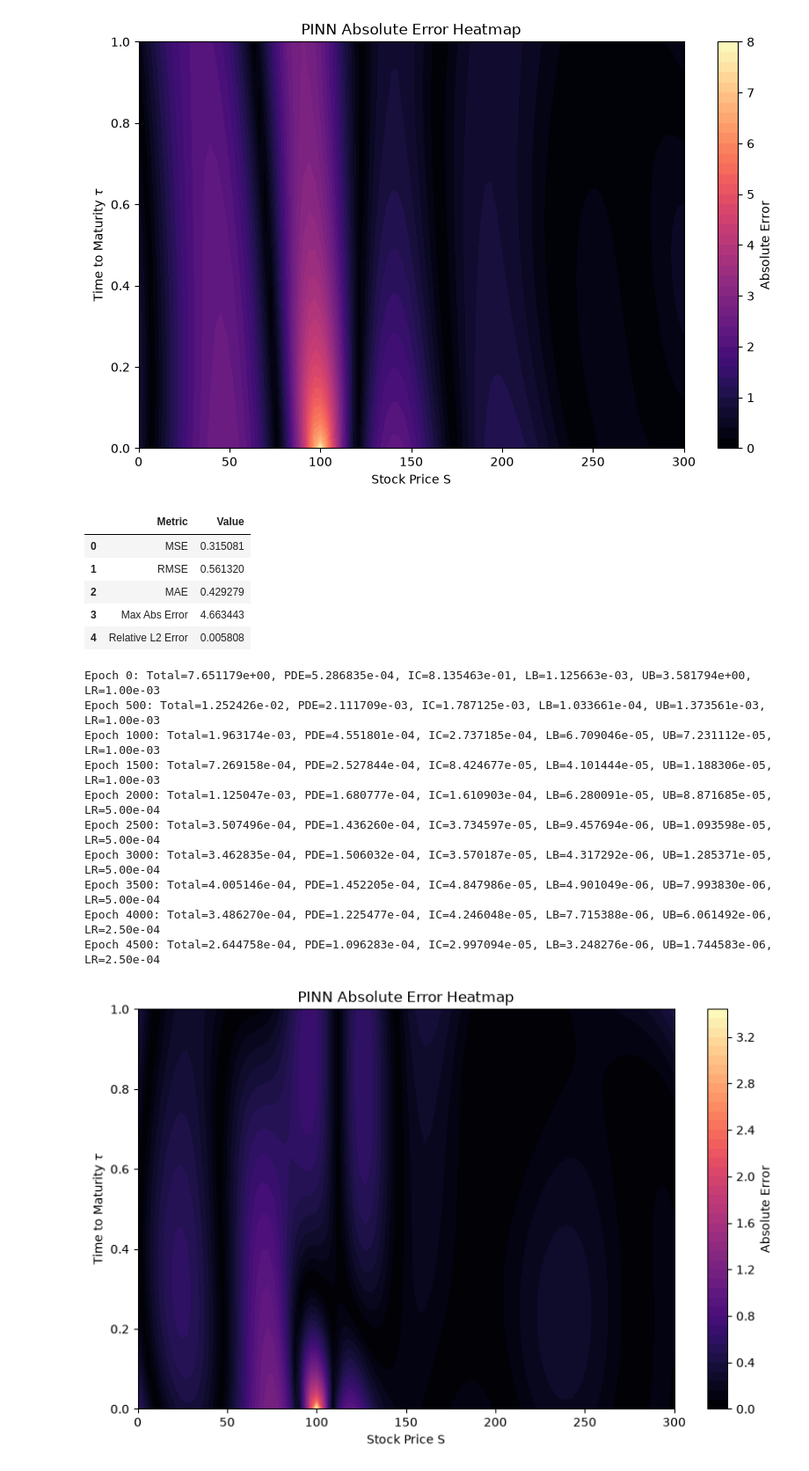
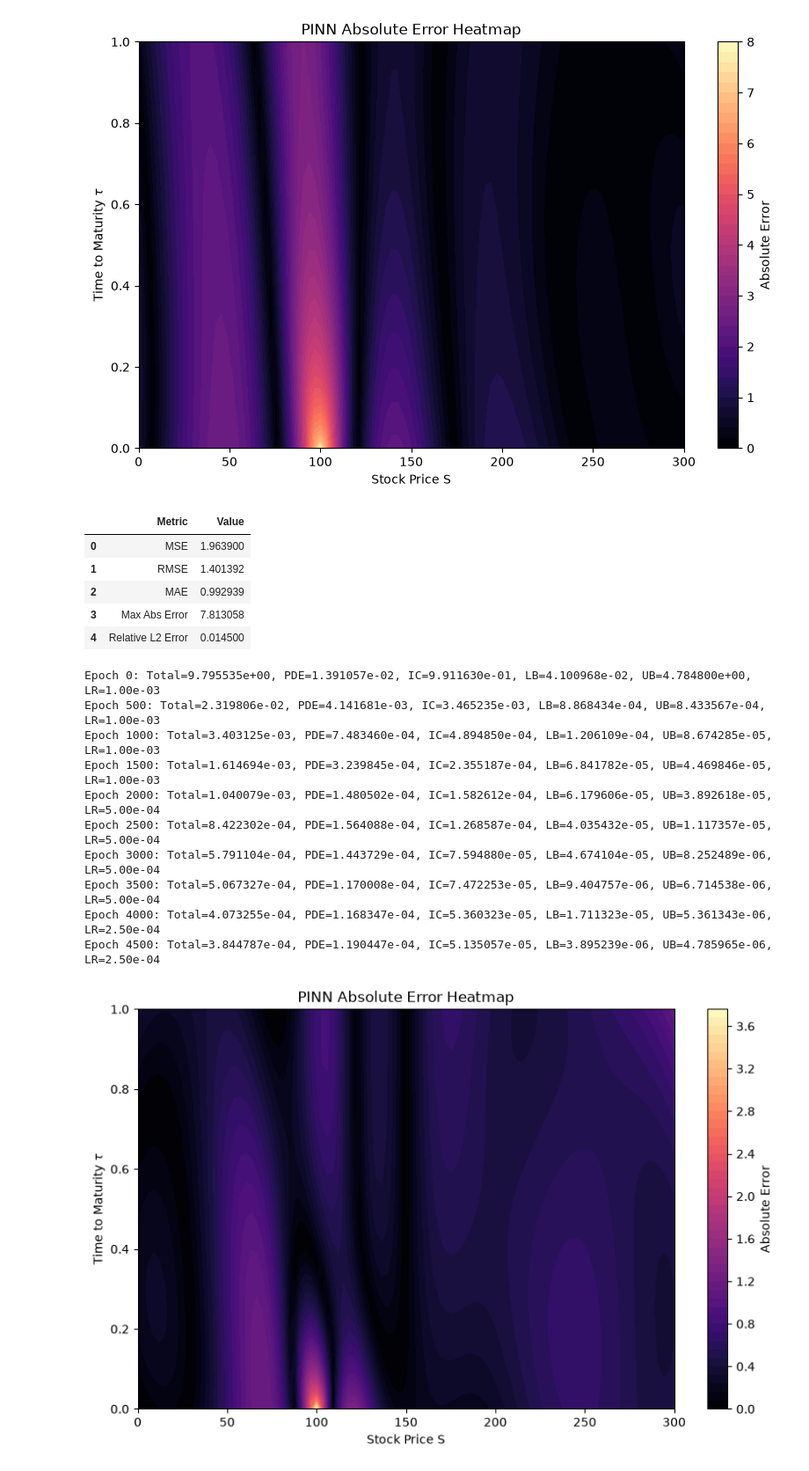
Before and after one commit to dylan-sinnott/black-scholes-pinn-pikan-benchmark, a Jupyter notebook: notebooks/pinn.ipynb, the cells around one changed output. Shown at 88% size. Cells and saved outputs as stored; diff of their text form; code cells hidden in the pictures.

```diff
--- a/notebooks/pinn.ipynb
+++ b/notebooks/pinn.ipynb
@@ -511,7 +526,7 @@ plt.show()
 # %%
 # Plotting some key metrics for a more quantitative assessment of the PINN with learning rate scheduler's performance against the analytical solution.
 
-metrics_wide_scheduler = error_summary(V_surface, V_exact_surface)
+metrics_wide_scheduler = error_summary(V_surface_scheduler, V_exact_surface)
 
 metrics_wide_scheduler_table = pd.DataFrame({
     "Metric": metrics_wide_scheduler.keys(),
@@ -521,20 +536,20 @@ metrics_wide_scheduler_table = pd.DataFrame({
 metrics_wide_scheduler_table
 # %% [output]
 |  | Metric | Value |
-| 0 | MSE | 0.315081 |
-| 1 | RMSE | 0.561320 |
-| 2 | MAE | 0.429279 |
-| 3 | Max Abs Error | 4.663443 |
-| 4 | Relative L2 Error | 0.005808 |
+| 0 | MSE | 1.963900 |
+| 1 | RMSE | 1.401392 |
+| 2 | MAE | 0.992939 |
+| 3 | Max Abs Error | 7.813058 |
+| 4 | Relative L2 Error | 0.014500 |
 # %%
-model_modified_loss = BlackScholesPINN(
+model_wide_scheduler_modified_loss = BlackScholesPINN(
     layers=[2, 64, 64, 64, 1],
     S_max=S_max,
     T=T,
     price_scale=K
 )
 
-optimizer_modified = torch.optim.Adam(model_modified_loss.parameters(), lr=1e-3)
+optimizer_modified = torch.optim.Adam(model_wide_scheduler_modified_loss.parameters(), lr=1e-3)
 
 scheduler_modified = torch.optim.lr_scheduler.StepLR(
     optimizer_modified,
@@ -565,7 +580,7 @@ def train_step_modified():
     optimizer_modified.zero_grad(set_to_none=True)
 
     total_loss, loss_pde, loss_ic, loss_lb, loss_ub = black_scholes_pde_loss(
-        model_modified_loss,
+        model_wide_scheduler_modified_loss,
         training_data,
         r=r,
         sigma=sigma,
@@ -610,18 +625,18 @@ for epoch in range(epochs):
             f"LR={current_lr:.2e}"
         )
 # %% [output]
-Epoch 0: Total=7.651179e+00, PDE=5.286835e-04, IC=8.135463e-01, LB=1.125663e-03, UB=3.581794e+00, LR=1.00e-03
-Epoch 500: Total=1.252426e-02, PDE=2.111709e-03, IC=1.787125e-03, LB=1.033661e-04, UB=1.373561e-03, LR=1.00e-03
-Epoch 1000: Total=1.963174e-03, PDE=4.551801e-04, IC=2.737185e-04, LB=6.709046e-05, UB=7.231112e-05, LR=1.00e-03
-Epoch 1500: Total=7.269158e-04, PDE=2.527844e-04, IC=8.424677e-05, LB=4.101444e-05, UB=1.188306e-05, LR=1.00e-03
-Epoch 2000: Total=1.125047e-03, PDE=1.680777e-04, IC=1.610903e-04, LB=6.280091e-05, UB=8.871685e-05, LR=5.00e-04
-Epoch 2500: Total=3.507496e-04, PDE=1.436260e-04, IC=3.734597e-05, LB=9.457694e-06, UB=1.093598e-05, LR=5.00e-04
-Epoch 3000: Total=3.462835e-04, PDE=1.506032e-04, IC=3.570187e-05, LB=4.317292e-06, UB=1.285371e-05, LR=5.00e-04
-Epoch 3500: Total=4.005146e-04, PDE=1.452205e-04, IC=4.847986e-05, LB=4.901049e-06, UB=7.993830e-06, LR=5.00e-04
-Epoch 4000: Total=3.486270e-04, PDE=1.225477e-04, IC=4.246048e-05, LB=7.715388e-06, UB=6.061492e-06, LR=2.50e-04
-Epoch 4500: Total=2.644758e-04, PDE=1.096283e-04, IC=2.997094e-05, LB=3.248276e-06, UB=1.744583e-06, LR=2.50e-04
+Epoch 0: Total=9.795535e+00, PDE=1.391057e-02, IC=9.911630e-01, LB=4.100968e-02, UB=4.784800e+00, LR=1.00e-03
+Epoch 500: Total=2.319806e-02, PDE=4.141681e-03, IC=3.465235e-03, LB=8.868434e-04, UB=8.433567e-04, LR=1.00e-03
+Epoch 1000: Total=3.403125e-03, PDE=7.483460e-04, IC=4.894850e-04, LB=1.206109e-04, UB=8.674285e-05, LR=1.00e-03
+Epoch 1500: Total=1.614694e-03, PDE=3.239845e-04, IC=2.355187e-04, LB=6.841782e-05, UB=4.469846e-05, LR=1.00e-03
+Epoch 2000: Total=1.040079e-03, PDE=1.480502e-04, IC=1.582612e-04, LB=6.179606e-05, UB=3.892618e-05, LR=5.00e-04
+Epoch 2500: Total=8.422302e-04, PDE=1.564088e-04, IC=1.268587e-04, LB=4.035432e-05, UB=1.117357e-05, LR=5.00e-04
+Epoch 3000: Total=5.791104e-04, PDE=1.443729e-04, IC=7.594880e-05, LB=4.674104e-05, UB=8.252489e-06, LR=5.00e-04
+Epoch 3500: Total=5.067327e-04, PDE=1.170008e-04, IC=7.472253e-05, LB=9.404757e-06, UB=6.714538e-06, LR=5.00e-04
+Epoch 4000: Total=4.073255e-04, PDE=1.168347e-04, IC=5.360323e-05, LB=1.711323e-05, UB=5.361343e-06, LR=2.50e-04
+Epoch 4500: Total=3.844787e-04, PDE=1.190447e-04, IC=5.135057e-05, LB=3.895239e-06, UB=4.785965e-06, LR=2.50e-04
 # %%
-# Create evaluation grid for model with modified loss function.
+# Create evaluation grid for wider model with lr scheduler and modified loss function.
 
 S_eval = torch.linspace(0, S_max, 100)
 tau_eval = torch.linspace(0, T, 50)
@@ -632,28 +647,28 @@ S_flat = S_grid.reshape(-1, 1)
 tau_flat = tau_grid.reshape(-1, 1)
 
 # Evaluate PINN on the full grid
-model_modified_loss.eval()
+model_wide_scheduler_modified_loss.eval()
 with torch.no_grad():
-    V_pred = model_modified_loss(S_flat, tau_flat)
+    V_pred = model_wide_scheduler_modified_loss(S_flat, tau_flat)
 
-V_surface_modified_loss = V_pred.reshape(S_grid.shape).detach().numpy()
+V_surface_wide_scheduler_modified_loss = V_pred.reshape(S_grid.shape).detach().numpy()
 S_grid_np = S_grid.numpy()
 tau_grid_np = tau_grid.numpy()
 
-abs_error_surface_modified_loss = np.abs(V_surface_modified_loss - V_exact_surface)
+abs_error_surface_wide_scheduler_modified_loss = np.abs(V_surface_wide_scheduler_modified_loss - V_exact_surface)
 # %%
-# Generating an error heatmap for the model with modified loss function to visualize the absolute error between the PINN predictions and the analytical solution.
+# Generating an error heatmap for the wide model with lr scheduler and modified loss function to visualize the absolute error between the PINN predictions and the analytical solution.
 
 plt.figure(figsize=(10, 6))
 
-plt.contourf(S_grid_np, tau_grid_np, abs_error_surface_modified_loss, levels=50, cmap="magma")
+plt.contourf(S_grid_np, tau_grid_np, abs_error_surface_wide_scheduler_modified_loss, levels=50, cmap="magma")
 plt.colorbar(label="Absolute Error")
 
 plt.title("PINN Absolute Error Heatmap")
 plt.xlabel("Stock Price S")
 plt.ylabel("Time to Maturity $\\tau$")
 
 plt.show()
 # %% [output]
-[figure, old version]
+[figure, new version]
 # %%
```
Also changed, not shown: parts of 20 cells of this notebook, 2 other files.
